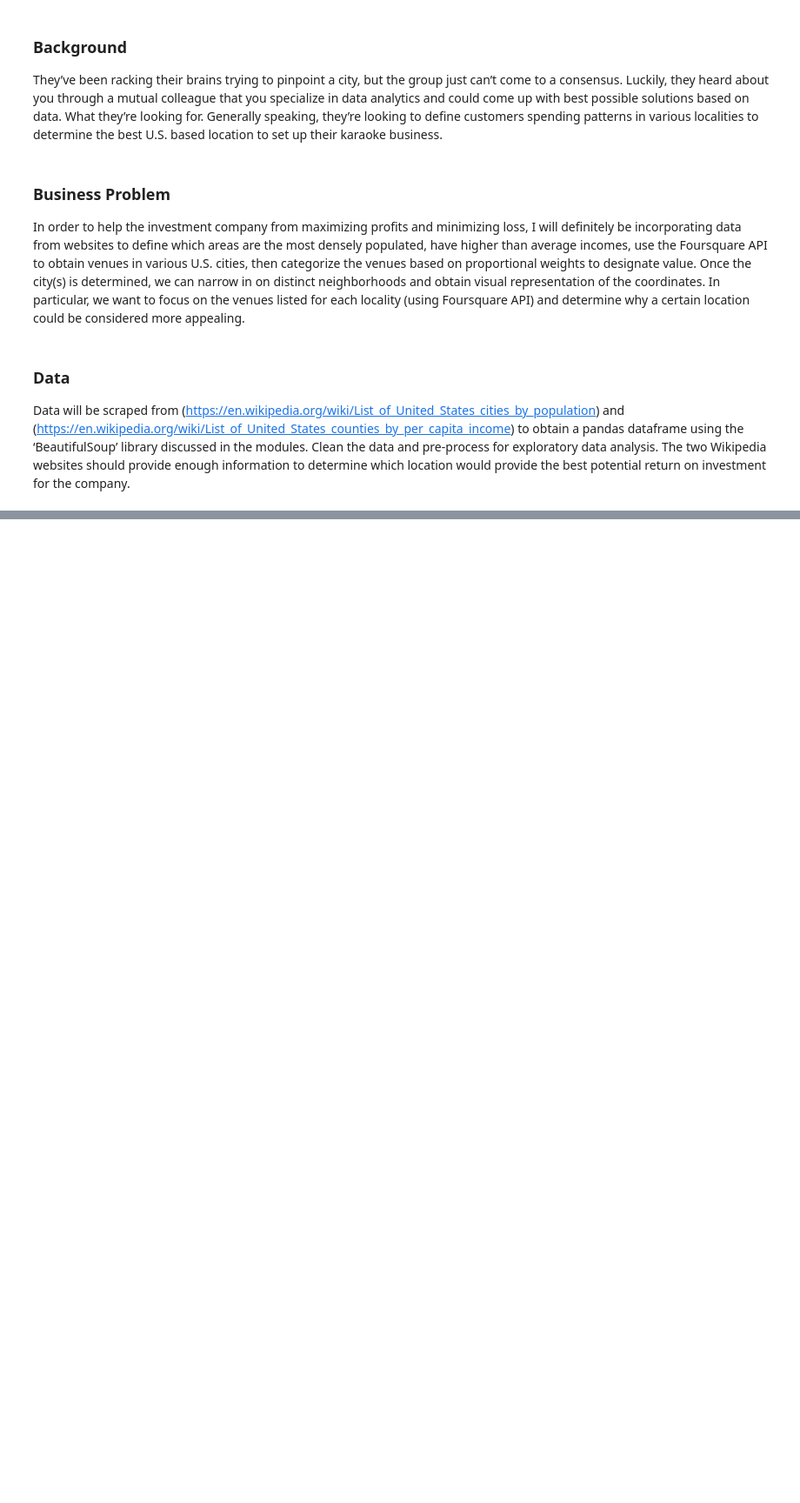
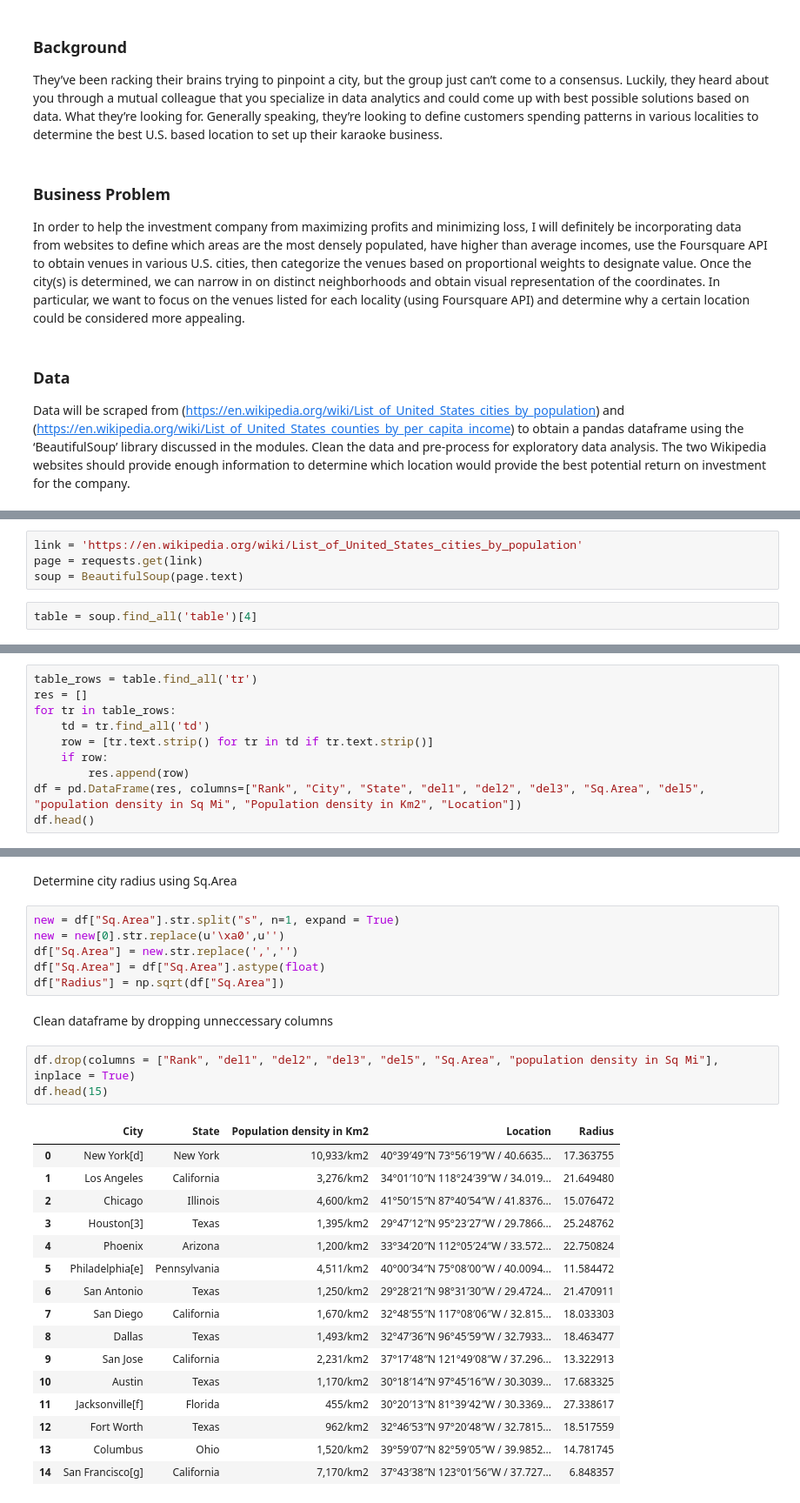
Before and after one commit to t-shikuro/IBM-Data-Science-Clustering-Project-using-Foursquare-API, a Jupyter notebook: Battle_capstone.ipynb, the cells around one changed output, grey strips where cells are left out. Shown at 87% size. Saved outputs shown, nothing was run; the diff lists cells and outputs as text; blank space fills up the shorter version.

```diff
--- a/Battle_capstone.ipynb
+++ b/Battle_capstone.ipynb
@@ -15,0 +39,6 @@ Data will be scraped from (https://en.wikipedia.org/wiki/List_of_United_States_c
+# %%
+link = 'https://en.wikipedia.org/wiki/List_of_United_States_cities_by_population'
+page = requests.get(link)
+soup = BeautifulSoup(page.text)
+# %%
+table = soup.find_all('table')[4]
@@ -15,0 +47,10 @@ Data will be scraped from (https://en.wikipedia.org/wiki/List_of_United_States_c
+# %%
+table_rows = table.find_all('tr')
+res = []
+for tr in table_rows:
+    td = tr.find_all('td')
+    row = [tr.text.strip() for tr in td if tr.text.strip()]
+    if row:
+        res.append(row)
+df = pd.DataFrame(res, columns=["Rank", "City", "State", "del1", "del2", "del3", "Sq.Area", "del5", "population density in Sq Mi", "Population density in Km2", "Location"])
+df.head()
@@ -15,0 +83,30 @@ Data will be scraped from (https://en.wikipedia.org/wiki/List_of_United_States_c
+# %% [markdown]
+Determine city radius using Sq.Area
+# %%
+new = df["Sq.Area"].str.split("s", n=1, expand = True)
+new = new[0].str.replace(u'\xa0',u'')
+df["Sq.Area"] = new.str.replace(',','')
+df["Sq.Area"] = df["Sq.Area"].astype(float)
+df["Radius"] = np.sqrt(df["Sq.Area"])
+# %% [markdown]
+Clean dataframe by dropping unneccessary columns
+# %%
+df.drop(columns = ["Rank", "del1", "del2", "del3", "del5", "Sq.Area", "population density in Sq Mi"], inplace = True)
+df.head(15)
+# %% [output]
+|  | City | State | Population density in Km2 | Location | Radius |
+| 0 | New York[d] | New York | 10,933/km2 | 40°39′49″N 73°56′19″W﻿ / ﻿40.6635... | 17.363755 |
+| 1 | Los Angeles | California | 3,276/km2 | 34°01′10″N 118°24′39″W﻿ / ﻿34.019... | 21.649480 |
+| 2 | Chicago | Illinois | 4,600/km2 | 41°50′15″N 87°40′54″W﻿ / ﻿41.8376... | 15.076472 |
+| 3 | Houston[3] | Texas | 1,395/km2 | 29°47′12″N 95°23′27″W﻿ / ﻿29.7866... | 25.248762 |
+| 4 | Phoenix | Arizona | 1,200/km2 | 33°34′20″N 112°05′24″W﻿ / ﻿33.572... | 22.750824 |
+| 5 | Philadelphia[e] | Pennsylvania | 4,511/km2 | 40°00′34″N 75°08′00″W﻿ / ﻿40.0094... | 11.584472 |
+| 6 | San Antonio | Texas | 1,250/km2 | 29°28′21″N 98°31′30″W﻿ / ﻿29.4724... | 21.470911 |
+| 7 | San Diego | California | 1,670/km2 | 32°48′55″N 117°08′06″W﻿ / ﻿32.815... | 18.033303 |
+| 8 | Dallas | Texas | 1,493/km2 | 32°47′36″N 96°45′59″W﻿ / ﻿32.7933... | 18.463477 |
+| 9 | San Jose | California | 2,231/km2 | 37°17′48″N 121°49′08″W﻿ / ﻿37.296... | 13.322913 |
+| 10 | Austin | Texas | 1,170/km2 | 30°18′14″N 97°45′16″W﻿ / ﻿30.3039... | 17.683325 |
+| 11 | Jacksonville[f] | Florida | 455/km2 | 30°20′13″N 81°39′42″W﻿ / ﻿30.3369... | 27.338617 |
+| 12 | Fort Worth | Texas | 962/km2 | 32°46′53″N 97°20′48″W﻿ / ﻿32.7815... | 18.517559 |
+| 13 | Columbus | Ohio | 1,520/km2 | 39°59′07″N 82°59′05″W﻿ / ﻿39.9852... | 14.781745 |
+| 14 | San Francisco[g] | California | 7,170/km2 | 37°43′38″N 123°01′56″W﻿ / ﻿37.727... | 6.848357 |
```
Also changed, not shown: parts of 55 cells of this notebook.
